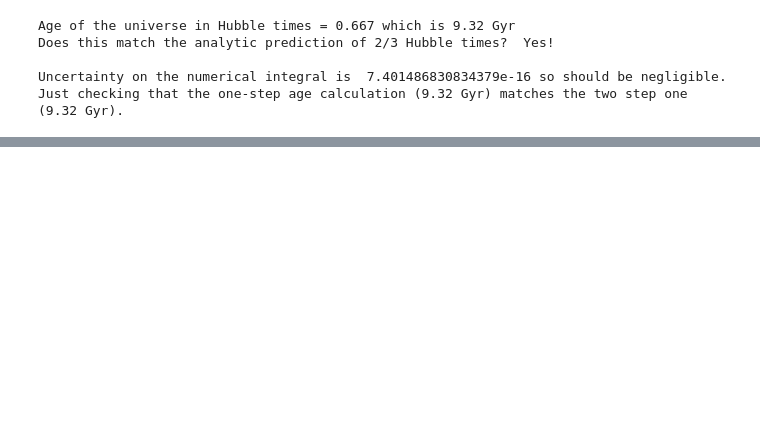
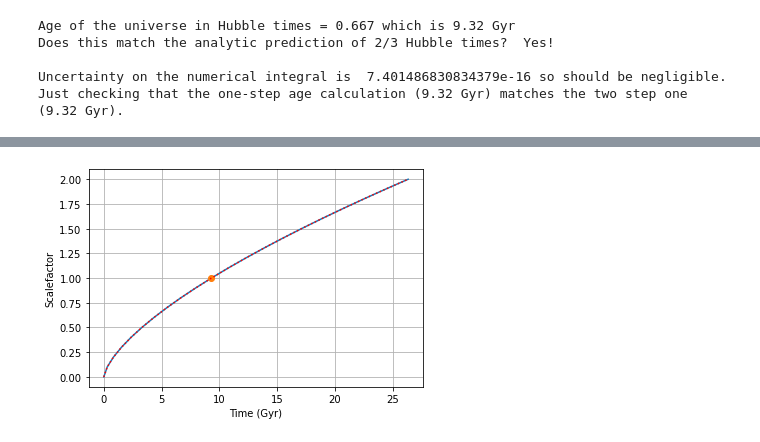
Before and after one commit to Eldred777/Cosmological_Project, a Jupyter notebook: CosmologyIntroduction/Ciaran.ipynb, the cells around one changed output, grey strips where cells are left out. Drawn from its saved outputs; the diff is of its cells as text; code cells hidden in the pictures; blank space fills up the shorter version.

```diff
--- a/CosmologyIntroduction/Ciaran.ipynb
+++ b/CosmologyIntroduction/Ciaran.ipynb
@@ -62,0 +70,7 @@ age_double_Gyr=1.21895141649746
+# %%
+# Start by making an array of scalefactors
+astart = 0.0
+astop = 2.1
+astep = 0.1 # Make this finer to make the plot smoother
+a_arr = np.arange(astart,astop,astep)
+print(f'{a_arr=}')
@@ -62,0 +93,22 @@ age_double_Gyr=1.21895141649746
+# %%
+# First set up an array of times (initially all set to zero) into which we'll put our calculated times
+t_Gyr = np.zeros(len(a_arr))  # len(a_arr) gives the length of the a_arr
+
+# Make a loop and do that integral for every final value of a (starting at a=0 every time)
+for i,a_end in enumerate(a_arr): # enumerate adds an index to each value
+    t_Hubble,uncert = integrate.quad(adotinv_flatmatter,0,a_end)
+    t_Gyr[i] = t_Hubble/H0y
+
+# It's good practise to compare it to the analytic calculation when available
+t_analytic_fn = lambda x: 2*x*sqrt(x)/3
+t_analytic_Gyr = t_analytic_fn(a_arr)/H0y
+
+fig, ax = plt.subplots()
+ax.plot(t_Gyr,a_arr)
+ax.plot(age_Gyr, 1.0,'o') # Put a dot at the current time
+ax.plot(t_analytic_Gyr, a_arr,':',color='red')
+ax.set_xlabel('Time (Gyr)')
+ax.set_ylabel('Scalefactor')
+ax.grid()
+# %% [output]
+[figure, added]
```
Also changed, not shown: parts of 25 cells of this notebook, 1 other file.
